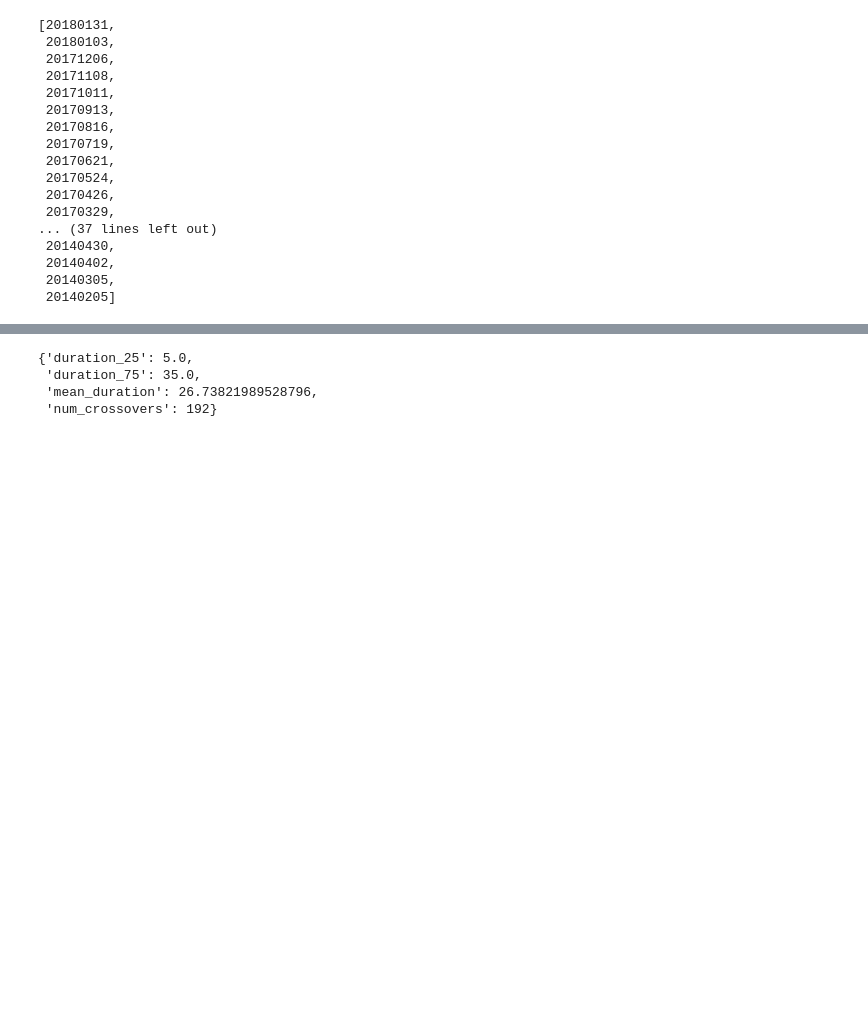
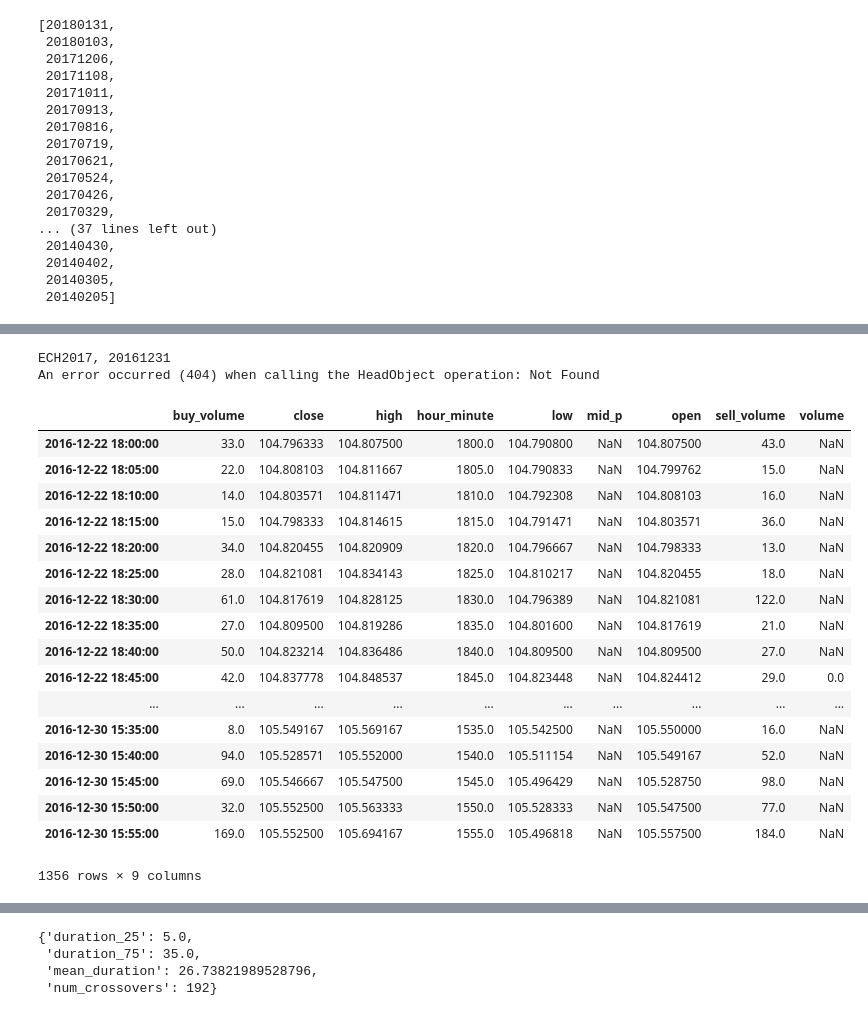
Before and after one commit to d0p34m1n3/repo_barbarossa, a Jupyter notebook: PycharmProjects/backtesting/test_analyze_trend_duration.ipynb, the cells around one changed output, grey strips where cells are left out. Saved outputs shown, nothing was run; the diff lists cells and outputs as text; code cells hidden in the pictures; blank space fills up the shorter version.

```diff
--- a/PycharmProjects/backtesting/test_analyze_trend_duration.ipynb
+++ b/PycharmProjects/backtesting/test_analyze_trend_duration.ipynb
@@ -37,0 +57,27 @@ for i in range(len(backtesting_dates)):
+# %%
+import get_price.quantgo_data as qd
+data_out = qd.get_continuous_bar_data(ticker='ECH2017',date_to=20161231,num_days_back=5)
+# %% [output]
+ECH2017, 20161231
+An error occurred (404) when calling the HeadObject operation: Not Found
+# %%
+data_out[data_out['close']>50]
+# %% [output]
+|  | buy_volume | close | high | hour_minute | low | mid_p | open | sell_volume | volume |
+| 2016-12-22 18:00:00 | 33.0 | 104.796333 | 104.807500 | 1800.0 | 104.790800 | NaN | 104.807500 | 43.0 | NaN |
+| 2016-12-22 18:05:00 | 22.0 | 104.808103 | 104.811667 | 1805.0 | 104.790833 | NaN | 104.799762 | 15.0 | NaN |
+| 2016-12-22 18:10:00 | 14.0 | 104.803571 | 104.811471 | 1810.0 | 104.792308 | NaN | 104.808103 | 16.0 | NaN |
+| 2016-12-22 18:15:00 | 15.0 | 104.798333 | 104.814615 | 1815.0 | 104.791471 | NaN | 104.803571 | 36.0 | NaN |
+| 2016-12-22 18:20:00 | 34.0 | 104.820455 | 104.820909 | 1820.0 | 104.796667 | NaN | 104.798333 | 13.0 | NaN |
+| 2016-12-22 18:25:00 | 28.0 | 104.821081 | 104.834143 | 1825.0 | 104.810217 | NaN | 104.820455 | 18.0 | NaN |
+| 2016-12-22 18:30:00 | 61.0 | 104.817619 | 104.828125 | 1830.0 | 104.796389 | NaN | 104.821081 | 122.0 | NaN |
+| 2016-12-22 18:35:00 | 27.0 | 104.809500 | 104.819286 | 1835.0 | 104.801600 | NaN | 104.817619 | 21.0 | NaN |
+| 2016-12-22 18:40:00 | 50.0 | 104.823214 | 104.836486 | 1840.0 | 104.809500 | NaN | 104.809500 | 27.0 | NaN |
+| 2016-12-22 18:45:00 | 42.0 | 104.837778 | 104.848537 | 1845.0 | 104.823448 | NaN | 104.824412 | 29.0 | 0.0 |
+| ... | ... | ... | ... | ... | ... | ... | ... | ... | ... |
+| 2016-12-30 15:35:00 | 8.0 | 105.549167 | 105.569167 | 1535.0 | 105.542500 | NaN | 105.550000 | 16.0 | NaN |
+| 2016-12-30 15:40:00 | 94.0 | 105.528571 | 105.552000 | 1540.0 | 105.511154 | NaN | 105.549167 | 52.0 | NaN |
+| 2016-12-30 15:45:00 | 69.0 | 105.546667 | 105.547500 | 1545.0 | 105.496429 | NaN | 105.528750 | 98.0 | NaN |
+| 2016-12-30 15:50:00 | 32.0 | 105.552500 | 105.563333 | 1550.0 | 105.528333 | NaN | 105.547500 | 77.0 | NaN |
+| 2016-12-30 15:55:00 | 169.0 | 105.552500 | 105.694167 | 1555.0 | 105.496818 | NaN | 105.557500 | 184.0 | NaN |
+1356 rows × 9 columns
```
Also changed, not shown: parts of 4 cells of this notebook, 9 other files.
